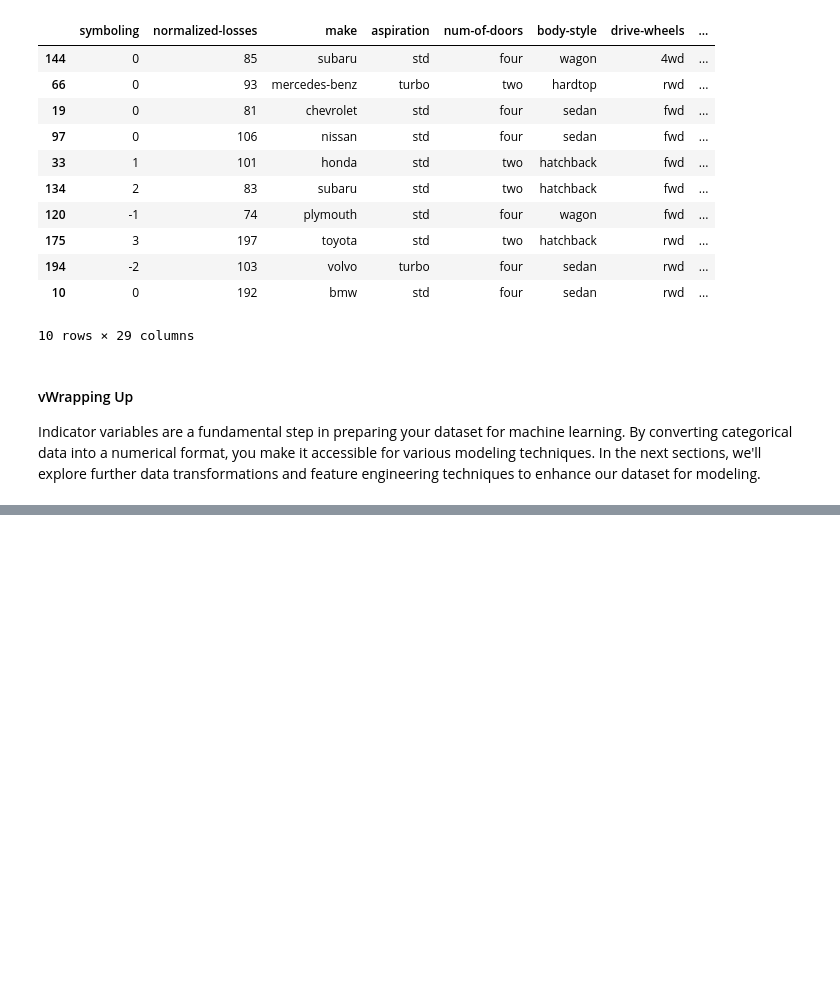
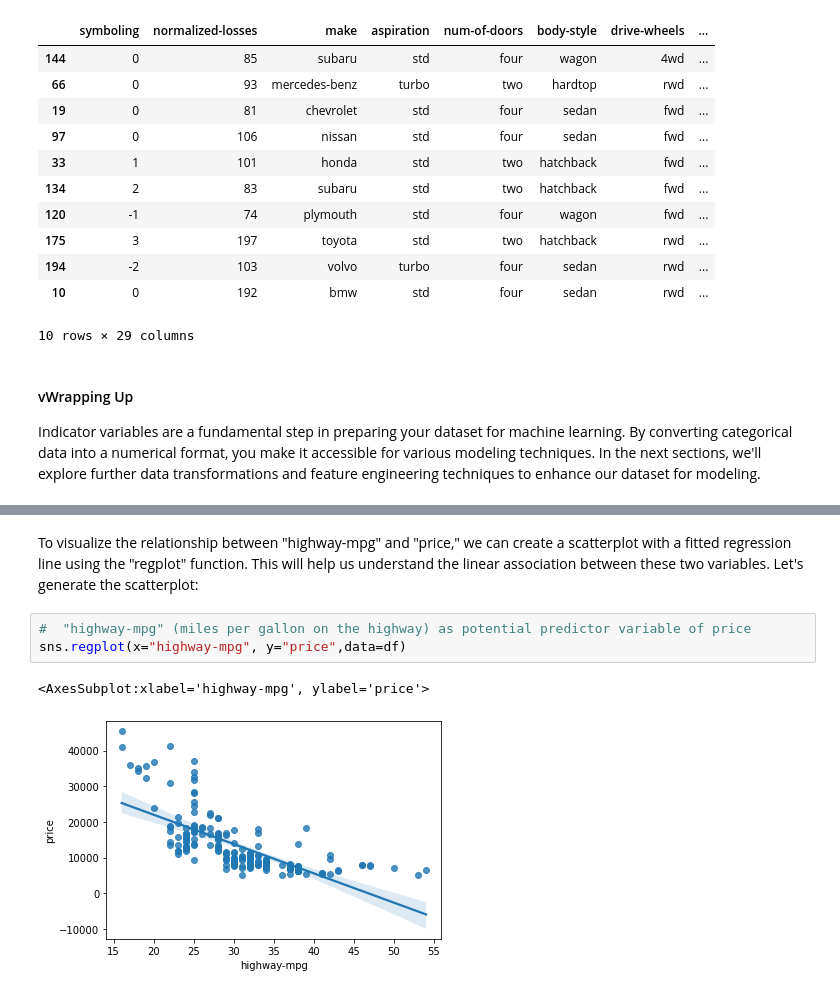
Before and after one commit to Dheerajkulariya/Data-Science-Portfolio-Projects, a Jupyter notebook: Machine-Learning-Projects/ML-Regression-Projects/Automobile-Price-Prediction/Automation Price Prediction.ipynb, the cells around one changed output, grey strips where cells are left out. Drawn from its saved outputs; the diff is of its cells as text; blank space fills up the shorter version.

```diff
--- a/Machine-Learning-Projects/ML-Regression-Projects/Automobile-Price-Prediction/Automation Price Prediction.ipynb
+++ b/Machine-Learning-Projects/ML-Regression-Projects/Automobile-Price-Prediction/Automation Price Prediction.ipynb
@@ -891,0 +978,8 @@ Indicator variables are a fundamental step in preparing your dataset for machine
+# %% [markdown]
+To visualize the relationship between "highway-mpg" and "price," we can create a scatterplot with a fitted regression line using the "regplot" function. This will help us understand the linear association between these two variables. Let's generate the scatterplot:
+# %%
+#  "highway-mpg" (miles per gallon on the highway) as potential predictor variable of price
+sns.regplot(x="highway-mpg", y="price",data=df)
+# %% [output]
+<AxesSubplot:xlabel='highway-mpg', ylabel='price'>
+[figure, added]
```
Also changed, not shown: parts of 18 cells of this notebook.
